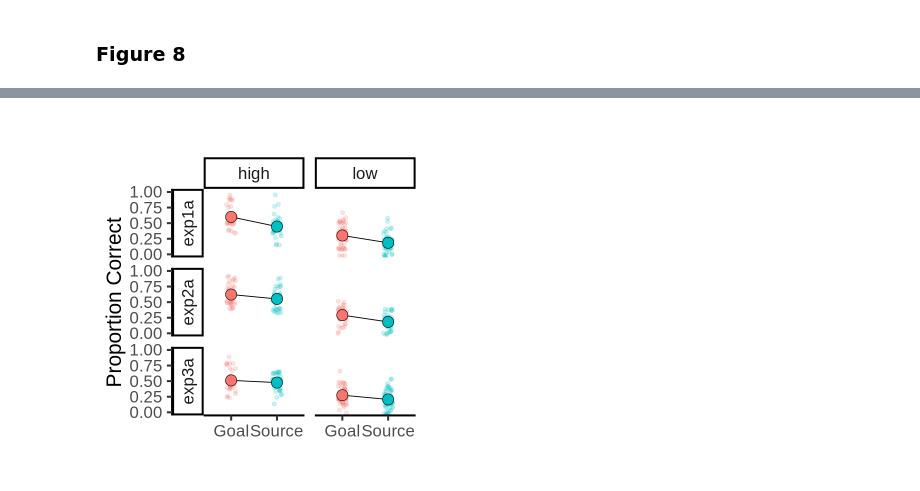
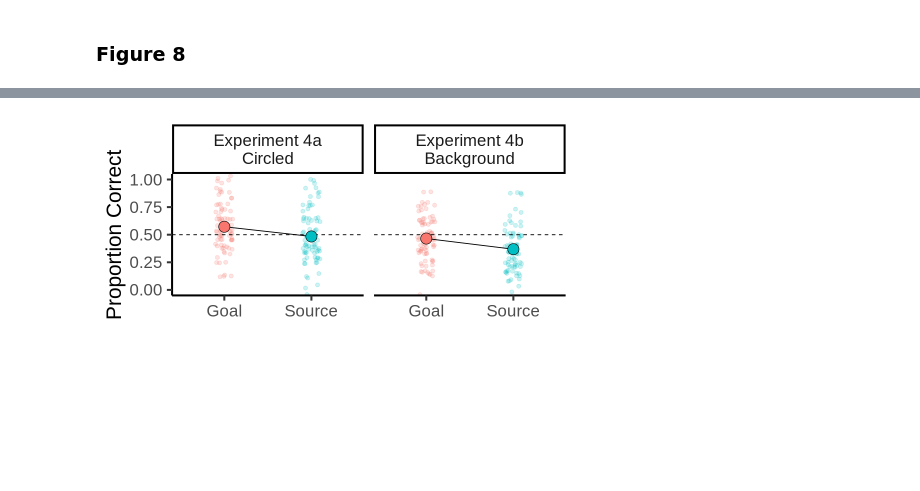
Before and after one commit to cheny39/source_goal_SD_FC, a Jupyter notebook: Source_Goal_Asymmetry_Analysis.ipynb, the cells around one changed output, grey strips where cells are left out. Cells and saved outputs as stored; diff of their text form; code cells hidden in the pictures; blank space fills up the shorter version.

```diff
--- a/Source_Goal_Asymmetry_Analysis.ipynb
+++ b/Source_Goal_Asymmetry_Analysis.ipynb
@@ -1132,21 +1289,16 @@ argument.
 # %%
-median_split_SD <- rbind(accuracy_viewing_SD_median_split, accuracy_production_SD_median_split, accuracy_comprehension_SD_median_split)
-options(repr.plot.width = 5.5, repr.plot.height = 6)
-median_split_SD %>%
+exp4 <- accuracy_by_type_circled %>% rbind (accuracy_by_type) %>%
+  mutate(Exp_new = ifelse(Exp == "Exp 4b (Background)\nSame Different",  "Experiment 4b\nBackground", "Experiment 4a\nCircled"))
+options(repr.plot.width = 8, repr.plot.height = 4)
+exp4 %>%
 ggplot(aes(Role, accuracy)) +
-# geom_bar(stat = "summary", position = position_dodge())+
-facet_grid(exp~group, switch="y")+
-# facet_wrap(.~Is_mentioned, labeller = as_labeller(facet_names))+
+facet_wrap(.~factor(Exp_new))+
 geom_point(aes(color = Role), position = position_jitter(0.1), size = 2, alpha = 0.2)+
-# geom_line(aes(group = ID))+
-# geom_hline(yintercept = 0, linetype = 2)+
-# stat_summary(fun.data = mean_se,  geom = "errorbar", width = 0.2, size = 1,
-#                           position = position_dodge(0.9))    +
 stat_summary(fun="mean", geom="path", aes(group=1))+
+geom_hline(yintercept = 0.5, linetype = 2)+
 stat_summary(aes(fill = Role), fun = "mean",  geom = "point", size = 6, shape = 21, color = "black")    +
-# geom_bar(stat = "identity", position = "dodge", width = 1, color="black", alpha =0.8)+
 coord_cartesian(ylim = c(0,1))+
-labs(x="", y = "Proportion Correct", title = "")+
+labs(x="", y = "Proportion Correct")+
 theme(legend.position='none')
 # %% [output]
-[figure, old version]
+[figure, new version]
```
Also changed, not shown: parts of 48 cells of this notebook.
